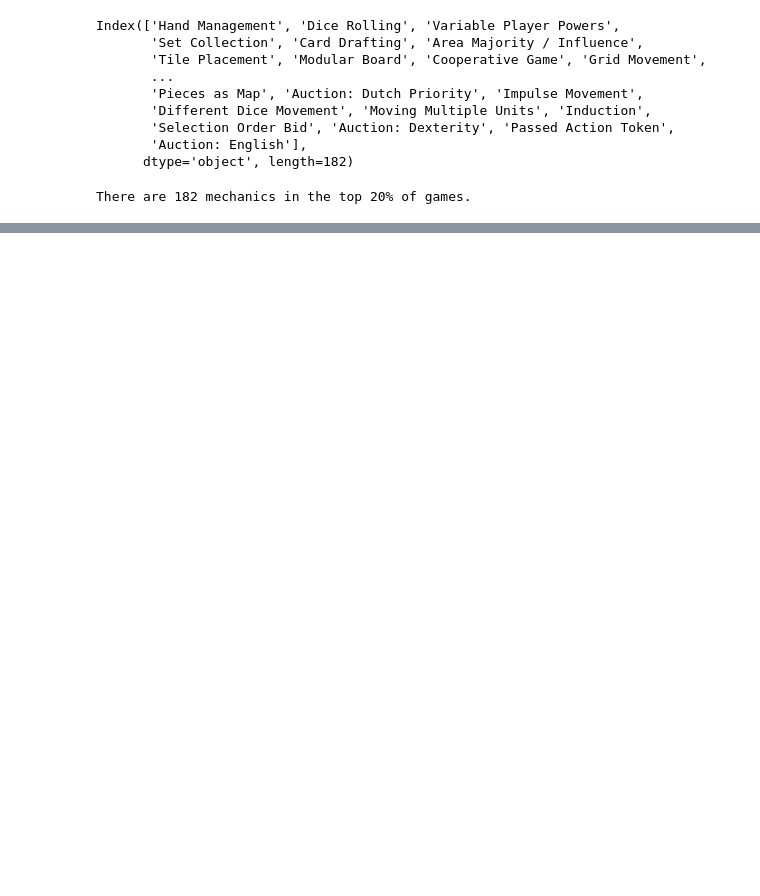
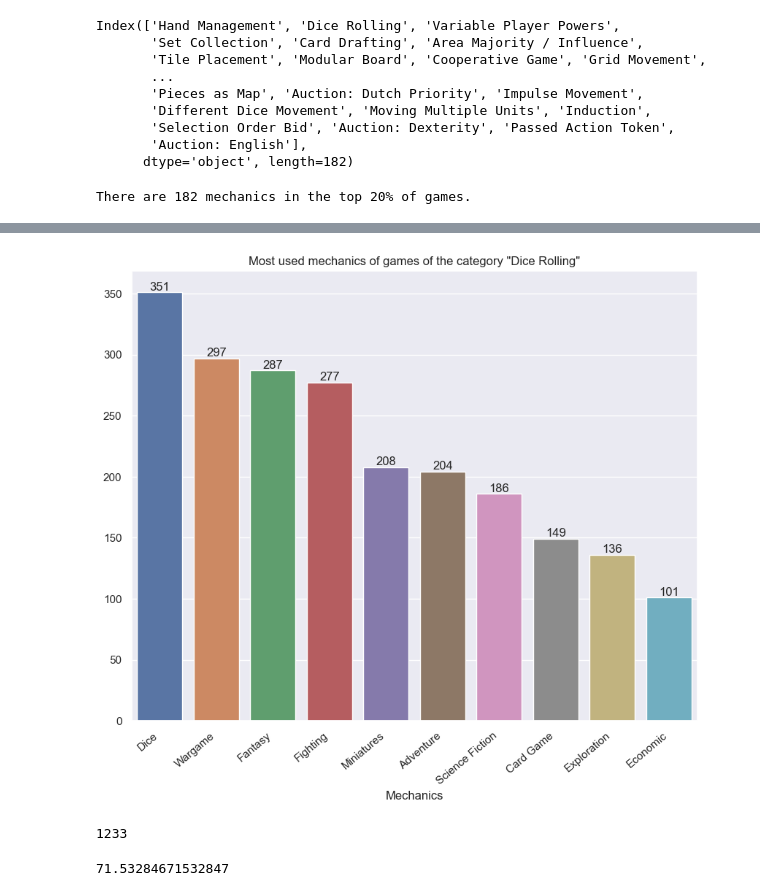
Before and after one commit to J-Zoo99/portfolio, a Jupyter notebook: BoardGameGeek.ipynb, the cells around one changed output, grey strips where cells are left out. Cells and saved outputs as stored; diff of their text form; code cells hidden in the pictures; blank space fills up the shorter version.

```diff
--- a/BoardGameGeek.ipynb
+++ b/BoardGameGeek.ipynb
@@ -543,0 +593,23 @@ Index(['id', 'name', 'yearpublished', 'rank', 'bayesaverage', 'average',
+# %%
+dice_rolling_series = cata_mech_df.loc['Dice Rolling'].sort_values(ascending = False).head(10)
+# %%
+plt.figure(figsize=(10,8))
+plt.title('Most used mechanics of games of the category "Dice Rolling"')
+dice_roll_plot = sns.barplot(x=dice_rolling_series.index, y = dice_rolling_series.values, hue = dice_rolling_series.index)
+plt.xticks(rotation=40, ha='right')
+#dice_roll_plot.set_xticklabels(dice_roll_plot.get_xticklabels(), rotation=40, ha="right")
+for container in dice_roll_plot.containers:
+    dice_roll_plot.bar_label(container)
+
+plt.xlabel('Mechanics')
+plt.show()
+# %% [output]
+[figure, added]
+# %%
+all_mechanics['Dice Rolling']
+# %% [output]
+1233
+# %%
+(1-cata_mech_df.loc['Dice Rolling','Dice']/all_mechanics['Dice Rolling'])*100
+# %% [output]
+71.53284671532847
```
Also changed, not shown: parts of 33 cells of this notebook, 1 other file.
